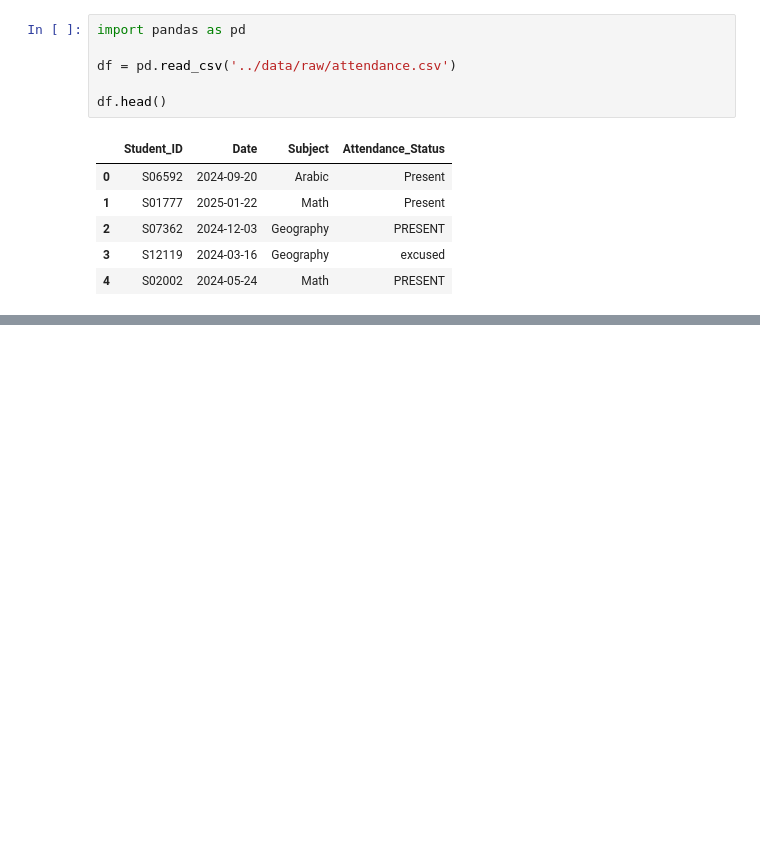
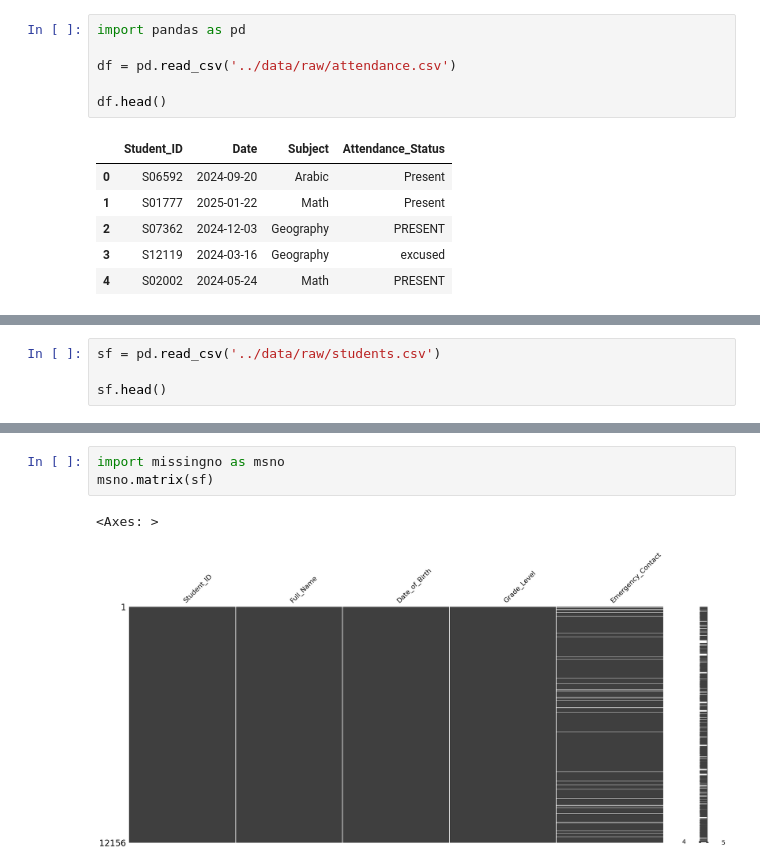
Before and after one commit to Static1016/Data-Cleaning-and-Quality-Analysis-Pipeline, a Jupyter notebook: notebook/exploration.ipynb, the cells around one changed output, grey strips where cells are left out. Saved outputs shown, nothing was run; the diff lists cells and outputs as text; blank space fills up the shorter version.

Commit message:
Add: Identified null values and duplicates and created a function to log it into the terminal and made a visualization using matplotlib.

```diff
--- a/notebook/exploration.ipynb
+++ b/notebook/exploration.ipynb
@@ -13,0 +35,4 @@ df.head()
+# %%
+sf = pd.read_csv('../data/raw/students.csv')
+
+sf.head()
@@ -13,0 +46,6 @@ df.head()
+# %%
+import missingno as msno
+msno.matrix(sf)
+# %% [output]
+<Axes: >
+[figure, added]
```
Also changed, not shown: parts of 17 cells of this notebook, 10 other files.
